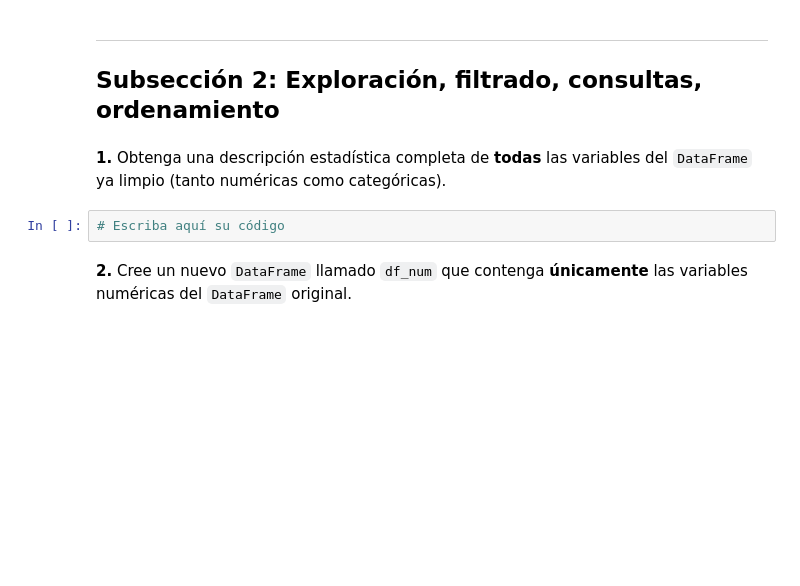
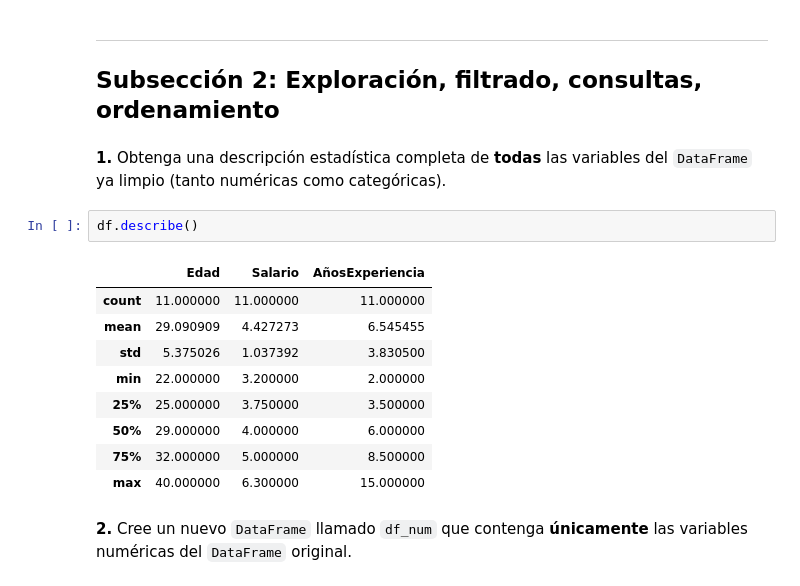
Before and after one commit to Joelcantor/aprendiendo_git_hub, a Jupyter notebook: Taller_Preparcial_Seccion3_Pandas.ipynb, the cells around one changed output. Drawn from its saved outputs; the diff is of its cells as text; blank space fills up the shorter version.

```diff
--- a/Taller_Preparcial_Seccion3_Pandas.ipynb
+++ b/Taller_Preparcial_Seccion3_Pandas.ipynb
@@ -177,7 +177,17 @@ df
 # %% [markdown]
 **1.** Obtenga una descripción estadística completa de **todas** las variables del `DataFrame` ya limpio (tanto numéricas como categóricas).
 # %%
-# Escriba aquí su código
+df.describe()
+# %% [output]
+|  | Edad | Salario | AñosExperiencia |
+| count | 11.000000 | 11.000000 | 11.000000 |
+| mean | 29.090909 | 4.427273 | 6.545455 |
+| std | 5.375026 | 1.037392 | 3.830500 |
+| min | 22.000000 | 3.200000 | 2.000000 |
+| 25% | 25.000000 | 3.750000 | 3.500000 |
+| 50% | 29.000000 | 4.000000 | 6.000000 |
+| 75% | 32.000000 | 5.000000 | 8.500000 |
+| max | 40.000000 | 6.300000 | 15.000000 |
 # %% [markdown]
 **2.** Cree un nuevo `DataFrame` llamado `df_num` que contenga **únicamente** las variables numéricas del `DataFrame` original.
 # %%
```
